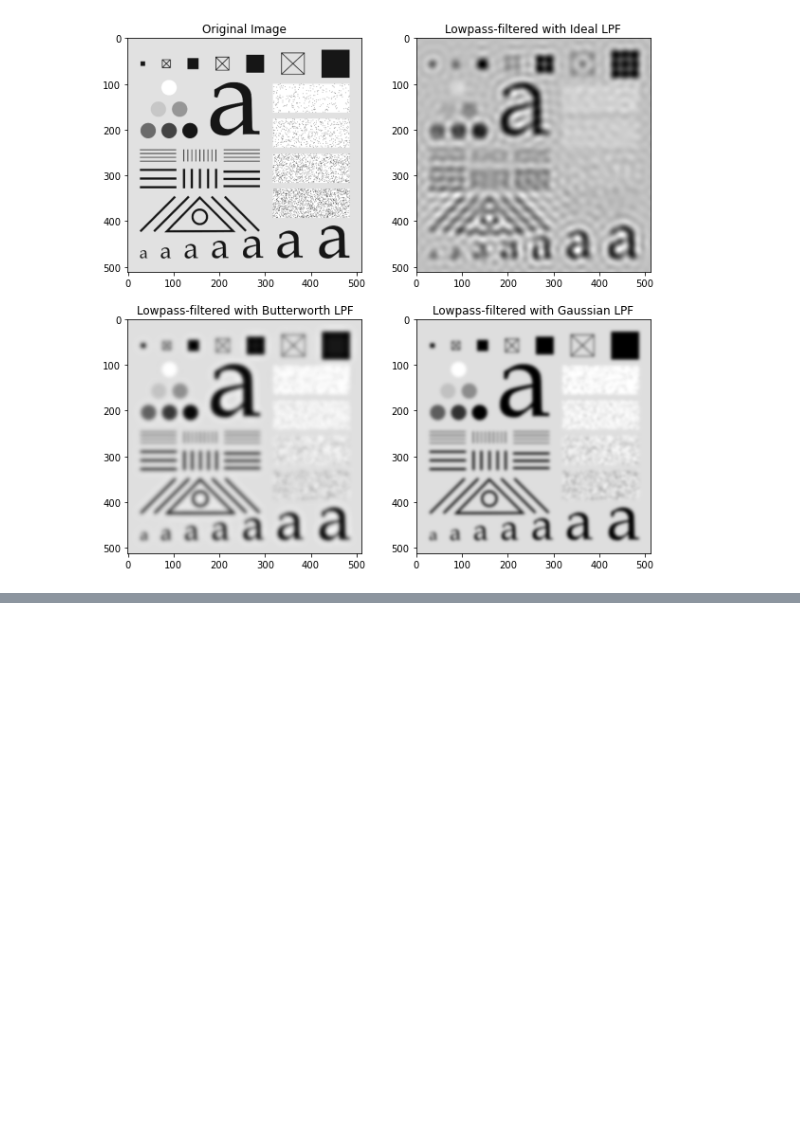
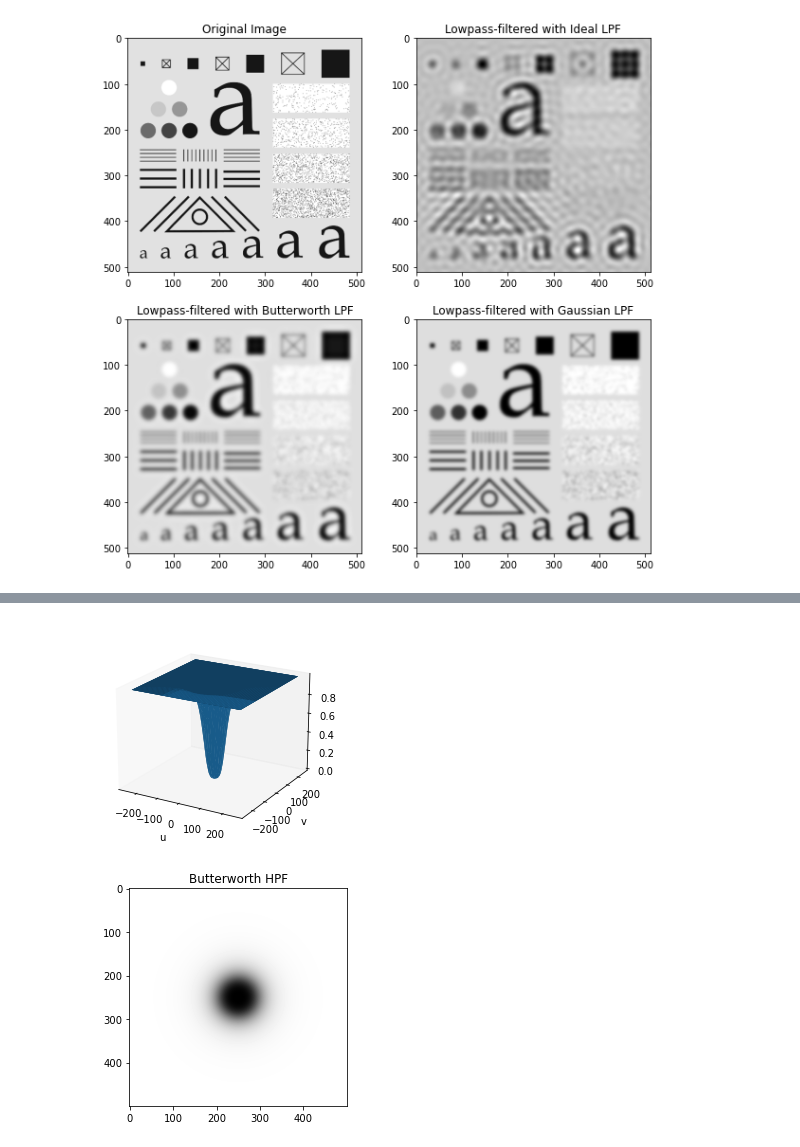
Before and after one commit to ecolon08/Digital-Image-Processing, a Jupyter notebook: Frequency_Domain_Filtering/ec_dip_freq_dom_filt_01.ipynb, the cells around one changed output, grey strips where cells are left out. Cells and saved outputs as stored; diff of their text form; code cells hidden in the pictures; blank space fills up the shorter version.

```diff
--- a/Frequency_Domain_Filtering/ec_dip_freq_dom_filt_01.ipynb
+++ b/Frequency_Domain_Filtering/ec_dip_freq_dom_filt_01.ipynb
@@ -294,0 +340,22 @@ ax_tst_pttrn[3].set_title("Lowpass-filtered with Gaussian LPF");
+# %%
+# Butterworth HPF filter
+H_butterworth_hpf = ec_img_utils.hp_filter('butterworth', 500, 500, 50, 2)
+
+# shift spectrum
+H_butterworth_hpf_shft = scipy.fft.fftshift(H_butterworth_hpf)
+
+fig_hpf_bttr = plt.figure()
+
+ax_hpf_bttr = fig_hpf_bttr.add_subplot(1, 1, 1, projection = '3d')
+bttr_surf_hpf = ax_hpf_bttr.plot_surface(U, V, H_butterworth_hpf)
+ax_hpf_bttr.set_xlabel('u')
+ax_hpf_bttr.set_ylabel('v')
+ax_hpf_bttr.view_init(20)
+ax_hpf_bttr.grid(False)
+
+# Display 2D ideal LPF as an image
+fig_hpf_bttr2, ax_hpf_bttr2 = plt.subplots(1, 1)
+ax_hpf_bttr2.imshow(H_butterworth_hpf_shft, cmap = 'gray'); ax_hpf_bttr2.set_title('Butterworth HPF');
+# %% [output]
+[figure, added]
+[figure, added]
```
Also changed, not shown: parts of 13 cells of this notebook, 1 other file.
